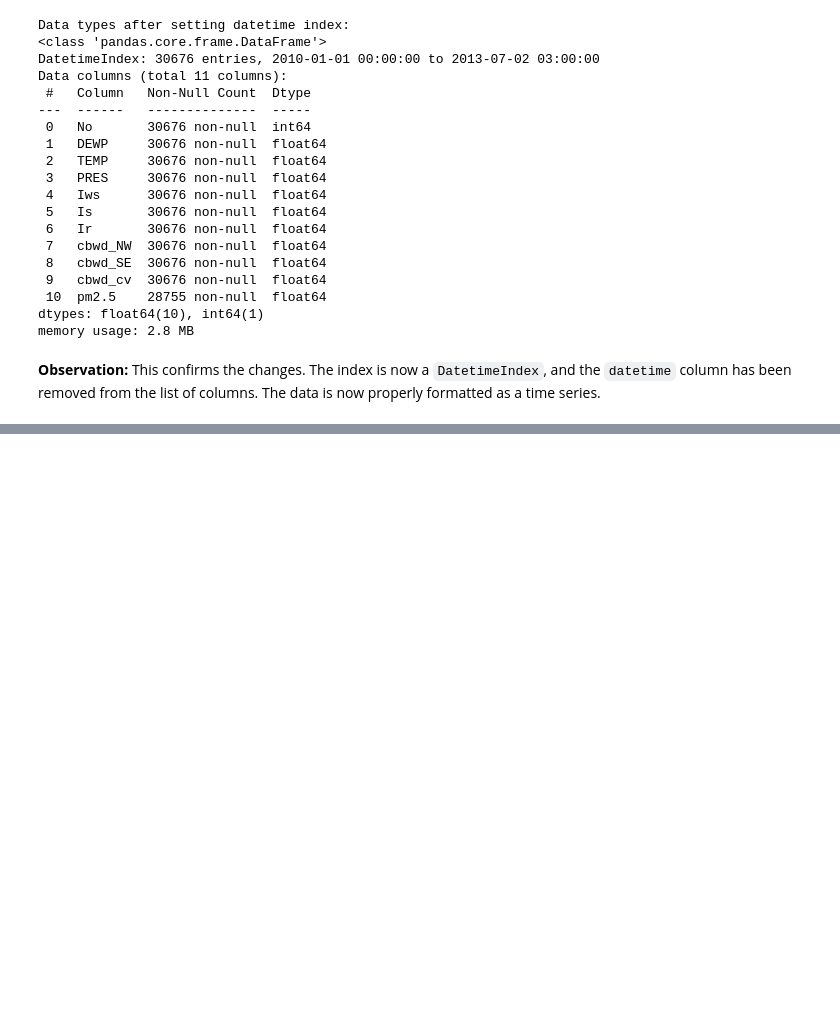
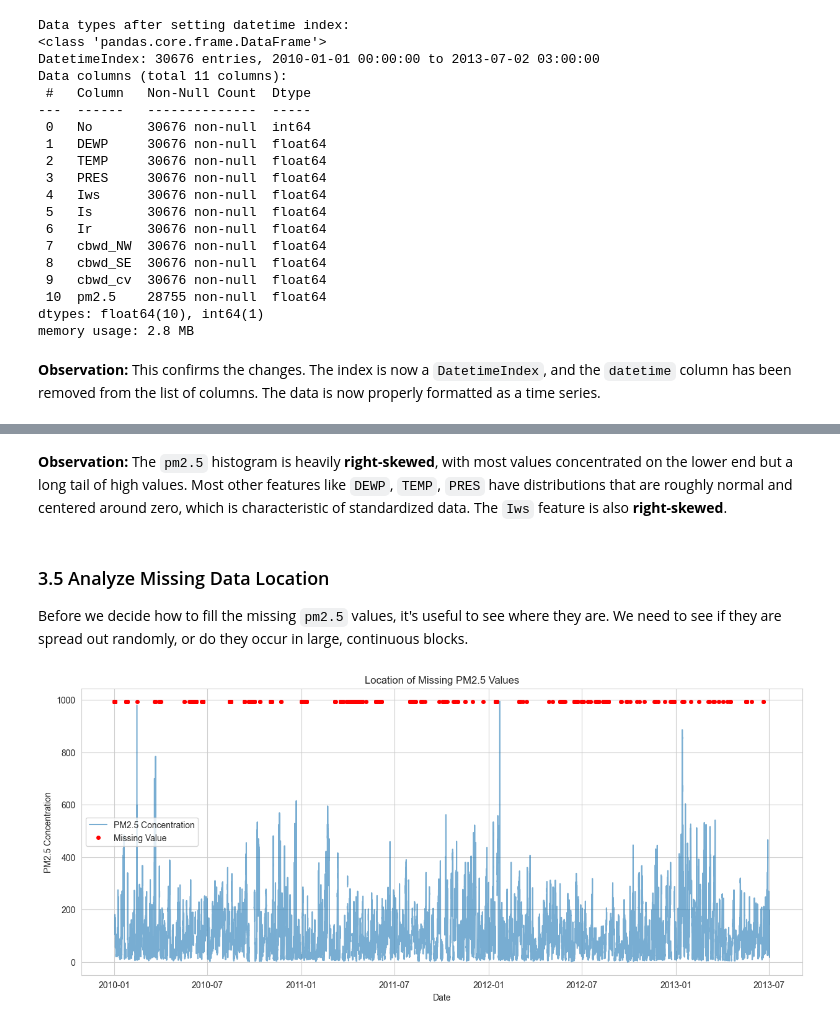
Before and after one commit to Christianib003/time-series-forecasting, a Jupyter notebook: notebooks/01_EDA_and_Preprocessing.ipynb, the cells around one changed output, grey strips where cells are left out. Saved outputs shown, nothing was run; the diff lists cells and outputs as text; code cells hidden in the pictures; blank space fills up the shorter version.

```diff
--- a/notebooks/01_EDA_and_Preprocessing.ipynb
+++ b/notebooks/01_EDA_and_Preprocessing.ipynb
@@ -73,0 +102,20 @@ memory usage: 2.8 MB
+# %% [markdown]
+**Observation:** The `pm2.5` histogram is heavily **right-skewed**, with most values concentrated on the lower end but a long tail of high values. Most other features like `DEWP`, `TEMP`, `PRES` have distributions that are roughly normal and centered around zero, which is characteristic of standardized data. The `Iws` feature is also **right-skewed**.
+# %% [markdown]
+### 3.5 Analyze Missing Data Location
+Before we decide how to fill the missing `pm2.5` values, it's useful to see where they are. We need to see if they are spread out randomly, or do they occur in large, continuous blocks.
+# %%
+marker_height = train_df['pm2.5'].max()
+missing_markers = np.where(train_df['pm2.5'].isnull(), marker_height, np.nan)
+
+plt.figure(figsize=(15, 6))
+plt.plot(train_df.index, train_df['pm2.5'], alpha=0.6, label='PM2.5 Concentration')
+plt.plot(train_df.index, missing_markers, 'o', color='red', markersize=4, label='Missing Value')
+
+plt.title('Location of Missing PM2.5 Values')
+plt.xlabel('Date')
+plt.ylabel('PM2.5 Concentration')
+plt.legend()
+plt.show()
+# %% [output]
+[figure, added]
```
Also changed, not shown: parts of 9 cells of this notebook, 3 other files.
